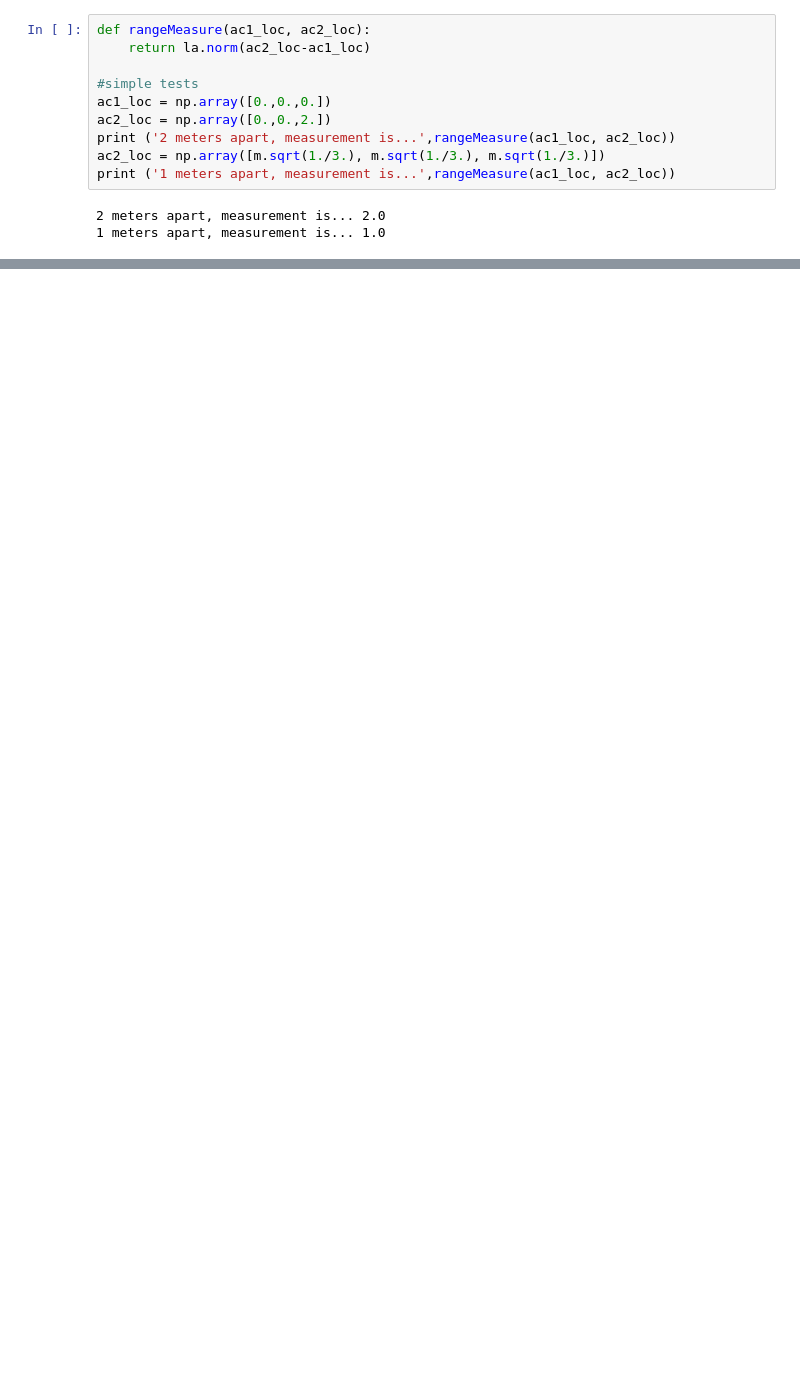
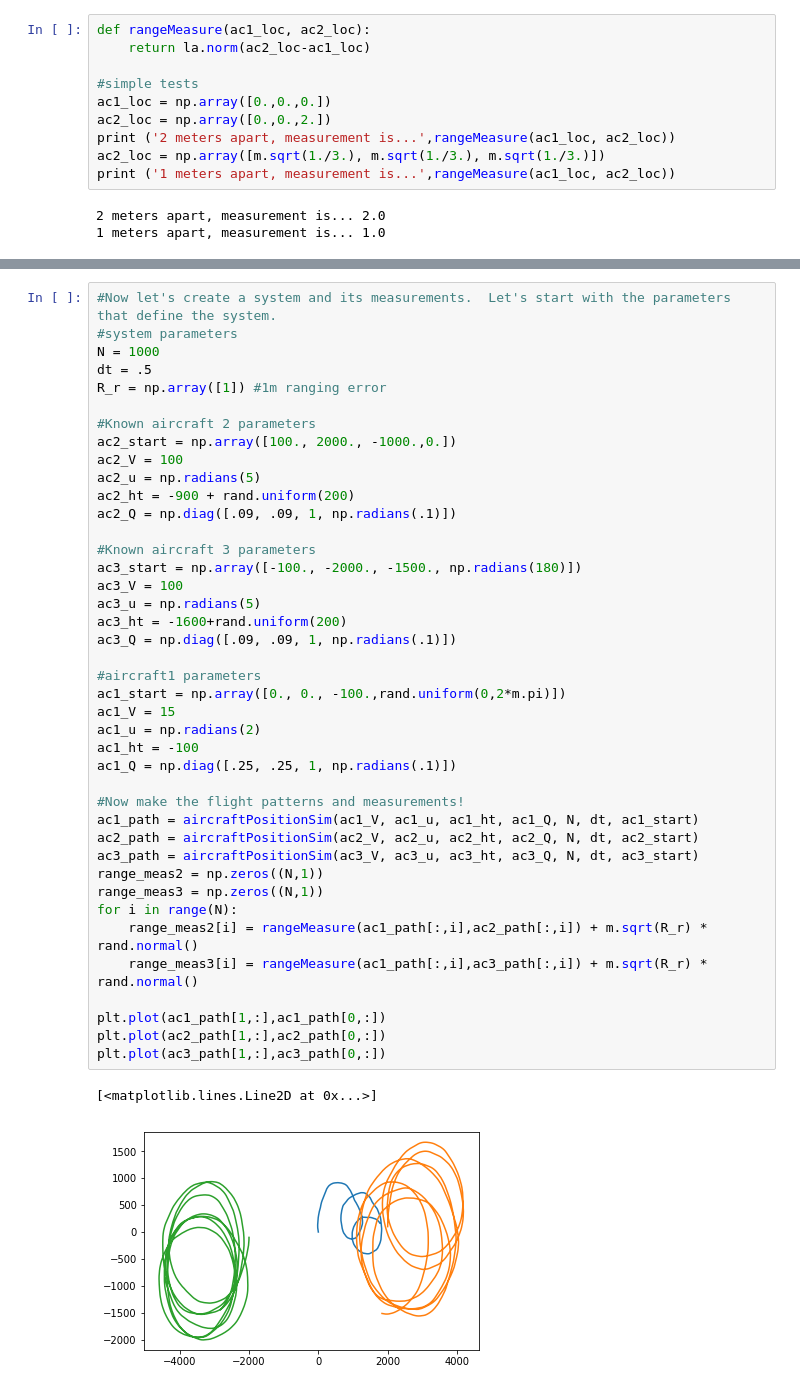
Before and after one commit to afit-continuous-optimization-sp2019/main, a Jupyter notebook: Assignment 3 -- Least Squares Problem.ipynb, the cells around one changed output, grey strips where cells are left out. Drawn from its saved outputs; the diff is of its cells as text; blank space fills up the shorter version.

Commit message:
Updated Assignment 3 to 2 range measurements

```diff
--- a/Assignment 3 -- Least Squares Problem.ipynb
+++ b/Assignment 3 -- Least Squares Problem.ipynb
@@ -203,3 +88,47 @@ plt.plot(l3[1],l3[0],'*r')
+# %%
+#Now let's create a system and its measurements.  Let's start with the parameters that define the system.
+#system parameters
+N = 1000
+dt = .5
+R_r = np.array([1]) #1m ranging error
+
+#Known aircraft 2 parameters
+ac2_start = np.array([100., 2000., -1000.,0.])
+ac2_V = 100
+ac2_u = np.radians(5)
+ac2_ht = -900 + rand.uniform(200)
+ac2_Q = np.diag([.09, .09, 1, np.radians(.1)])
+
+#Known aircraft 3 parameters
+ac3_start = np.array([-100., -2000., -1500., np.radians(180)])
+ac3_V = 100
+ac3_u = np.radians(5)
+ac3_ht = -1600+rand.uniform(200)
+ac3_Q = np.diag([.09, .09, 1, np.radians(.1)])
+
+#aircraft1 parameters
+ac1_start = np.array([0., 0., -100.,rand.uniform(0,2*m.pi)])
+ac1_V = 15
+ac1_u = np.radians(2)
+ac1_ht = -100
+ac1_Q = np.diag([.25, .25, 1, np.radians(.1)])
+
+#Now make the flight patterns and measurements!
+ac1_path = aircraftPositionSim(ac1_V, ac1_u, ac1_ht, ac1_Q, N, dt, ac1_start)
+ac2_path = aircraftPositionSim(ac2_V, ac2_u, ac2_ht, ac2_Q, N, dt, ac2_start)
+ac3_path = aircraftPositionSim(ac3_V, ac3_u, ac3_ht, ac3_Q, N, dt, ac3_start)
+range_meas2 = np.zeros((N,1))
+range_meas3 = np.zeros((N,1))
+for i in range(N):
+    range_meas2[i] = rangeMeasure(ac1_path[:,i],ac2_path[:,i]) + m.sqrt(R_r) * rand.normal()
+    range_meas3[i] = rangeMeasure(ac1_path[:,i],ac3_path[:,i]) + m.sqrt(R_r) * rand.normal()
+
+plt.plot(ac1_path[1,:],ac1_path[0,:])
+plt.plot(ac2_path[1,:],ac2_path[0,:])
+plt.plot(ac3_path[1,:],ac3_path[0,:])
+# %% [output]
+[<matplotlib.lines.Line2D at 0x...>]
+[figure, added]
 # %% [markdown]
 # Assignment
 ## Primary assignment
```
Also changed, not shown: parts of 7 cells of this notebook, 3 other files.
